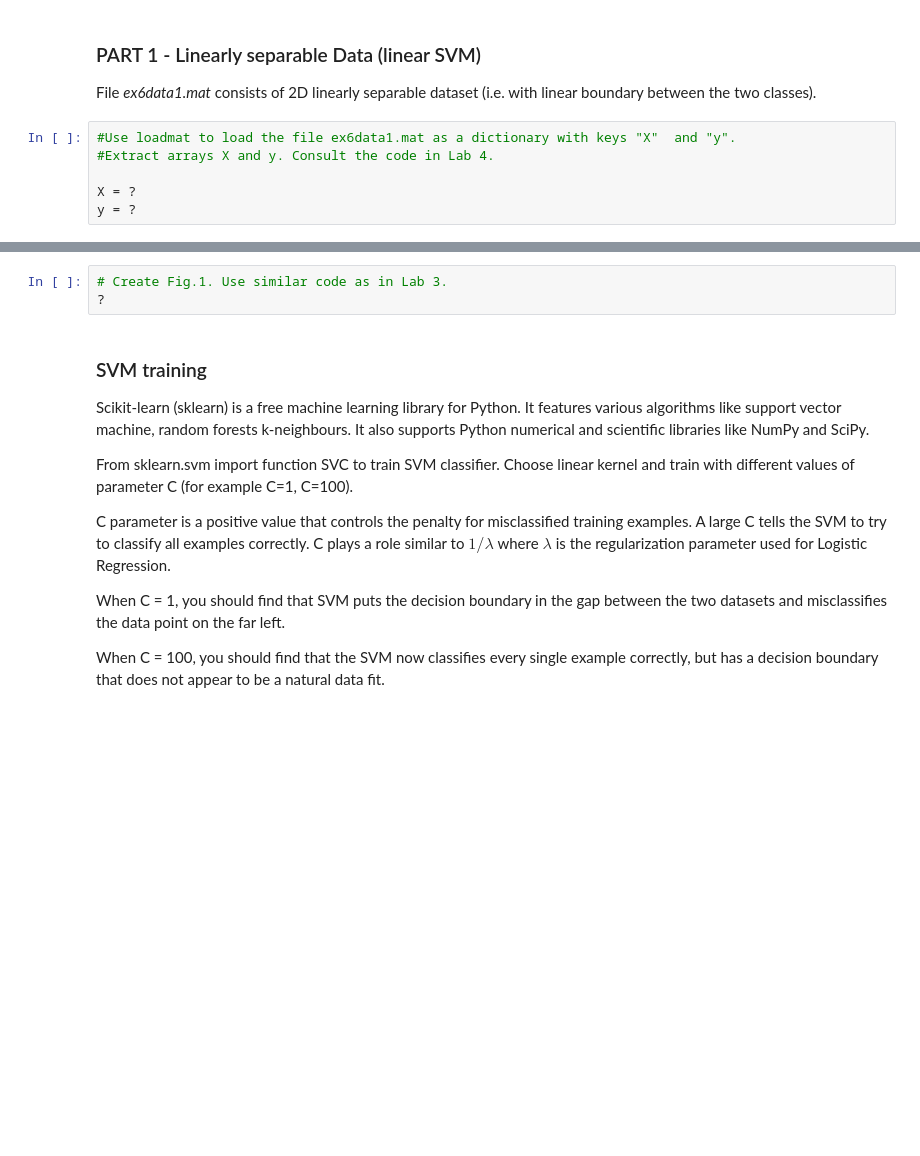
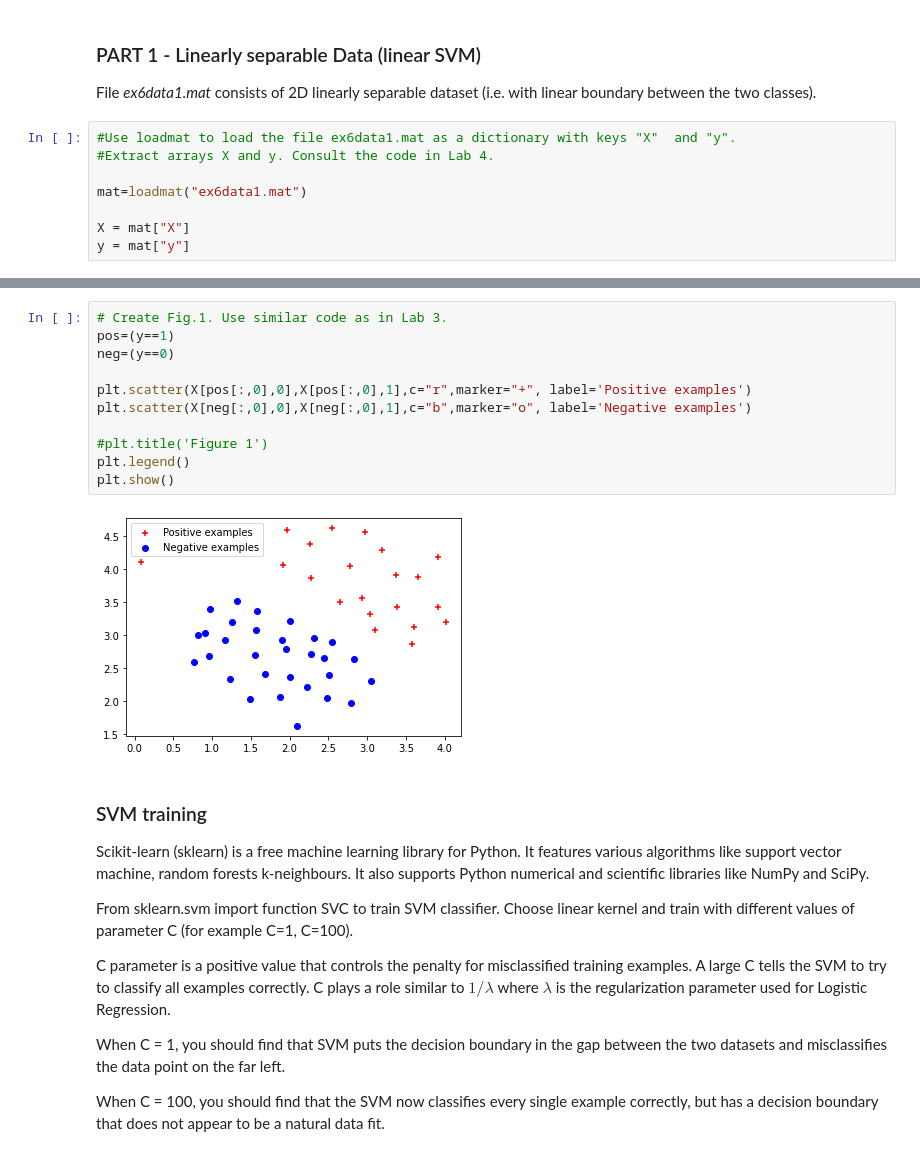
Before and after one commit to pedrovt/aa-labs, a Jupyter notebook: Lab5-SVM/SVM.ipynb, the cells around one changed output, grey strips where cells are left out. Drawn from its saved outputs; the diff is of its cells as text; blank space fills up the shorter version.

```diff
--- a/Lab5-SVM/SVM.ipynb
+++ b/Lab5-SVM/SVM.ipynb
@@ -22,8 +22,10 @@ File *ex6data1.mat* consists of 2D linearly separable dataset (i.e. with linear
 #Use loadmat to load the file ex6data1.mat as a dictionary with keys "X"  and "y".
 #Extract arrays X and y. Consult the code in Lab 4.
 
-X = ?
-y = ?
+mat=loadmat("ex6data1.mat")
+
+X = mat["X"]
+y = mat["y"]
 # %% [markdown]
 ### Plot data
 
@@ -31,9 +33,19 @@ Plot the data to get Fig.1. In this dataset, the positions of the positive examp
 
 <img src="images/f1.png" style="width:350px;height:250px;">
 <caption><center> **Fig. 1 ** : **Dataset 1 (ex6data1.mat)** </center></caption>
-# %%
-# Create Fig.1. Use similar code as in Lab 3.
-?
+# %%
+# Create Fig.1. Use similar code as in Lab 3.
+pos=(y==1)
+neg=(y==0)
+
+plt.scatter(X[pos[:,0],0],X[pos[:,0],1],c="r",marker="+", label='Positive examples')
+plt.scatter(X[neg[:,0],0],X[neg[:,0],1],c="b",marker="o", label='Negative examples')
+
+#plt.title('Figure 1')
+plt.legend()
+plt.show()
+# %% [output]
+[figure, added]
 # %% [markdown]
 ### SVM training
 
```
Also changed, not shown: parts of 20 cells of this notebook.
